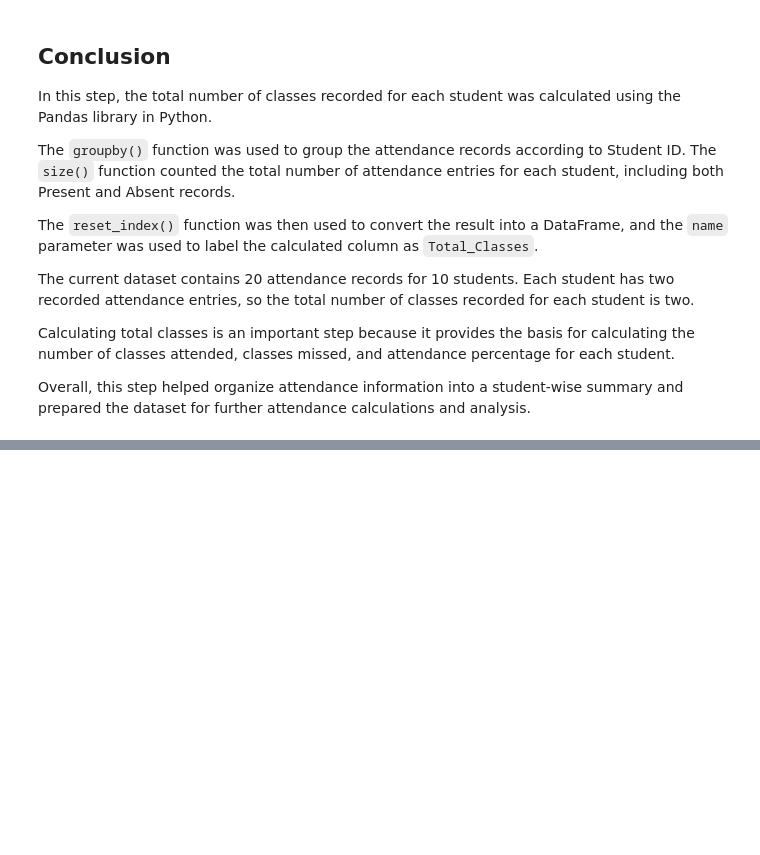
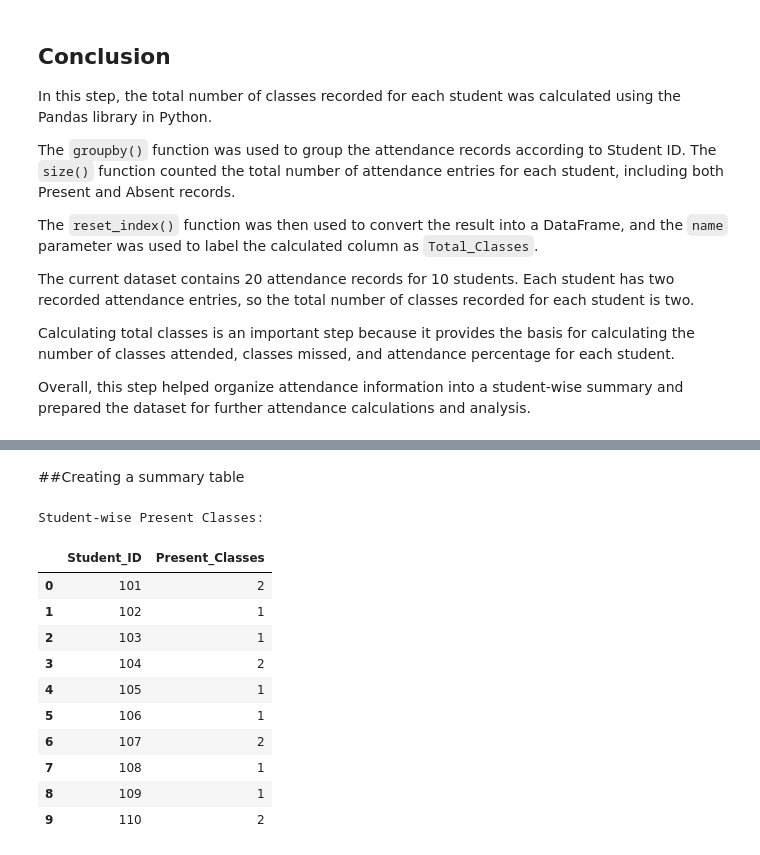
Before and after one commit to puja-200627/YBI_INTERNSHIP_PROJECTS, a Jupyter notebook: STUDENT_ATTENDANCE_MANAGEMENT_SYSTEM.ipynb, the cells around one changed output, grey strips where cells are left out. Drawn from its saved outputs; the diff is of its cells as text; code cells hidden in the pictures; blank space fills up the shorter version.

Commit message:
Day 12: Cleaned and standardized attendance data Day 14: Calculated present classes for each student

```diff
--- a/STUDENT_ATTENDANCE_MANAGEMENT_SYSTEM.ipynb
+++ b/STUDENT_ATTENDANCE_MANAGEMENT_SYSTEM.ipynb
@@ -955,0 +1016,10 @@ Overall, this step helped ensure that the attendance dataset was checked for dup
+# %%
+attendance_data["Status"] = (
+    attendance["Status"]
+    .astype("string")
+    .str.strip()
+    .str.capitalize()
+)
+
+print("Standardized Status Values:")
+print(attendance["Status"].unique())
@@ -955,0 +1031,8 @@ Overall, this step helped ensure that the attendance dataset was checked for dup
+# %%
+attendance_data["Date"] = pd.to_datetime(
+    attendance["Date"],
+    errors="coerce"
+)
+
+print("Date column cleaned successfully.")
+print(attendance["Date"].head())
@@ -1027,0 +1172,9 @@ Overall, this step helped organize attendance information into a student-wise su
+# %%
+present_classes = (
+    attendance[attendance_data["Status"] == "Present"]
+    .groupby("Student_ID")
+    .size()
+)
+
+print("Present Classes for Each Student:")
+print(present_classes)
@@ -1027,0 +1195,22 @@ Overall, this step helped organize attendance information into a student-wise su
+# %% [markdown]
+##Creating a summary table
+# %%
+present_classes_df = present_classes.reset_index(
+    name="Present_Classes"
+)
+
+print("Student-wise Present Classes:")
+display(present_classes_df)
+# %% [output]
+Student-wise Present Classes:
+|  | Student_ID | Present_Classes |
+| 0 | 101 | 2 |
+| 1 | 102 | 1 |
+| 2 | 103 | 1 |
+| 3 | 104 | 2 |
+| 4 | 105 | 1 |
+| 5 | 106 | 1 |
+| 6 | 107 | 2 |
+| 7 | 108 | 1 |
+| 8 | 109 | 1 |
+| 9 | 110 | 2 |
```
Also changed, not shown: parts of 17 cells of this notebook.
